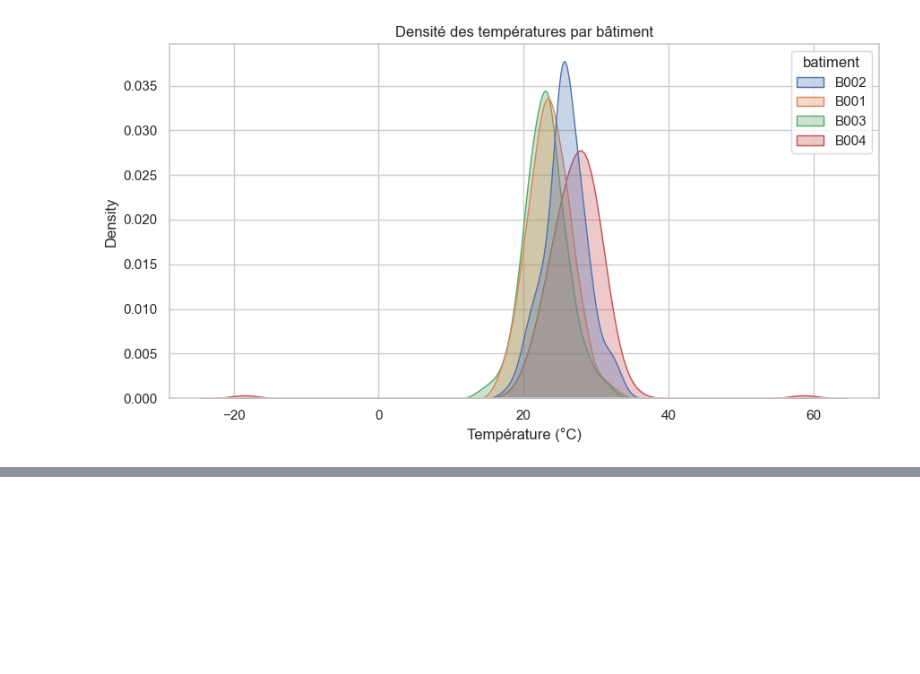
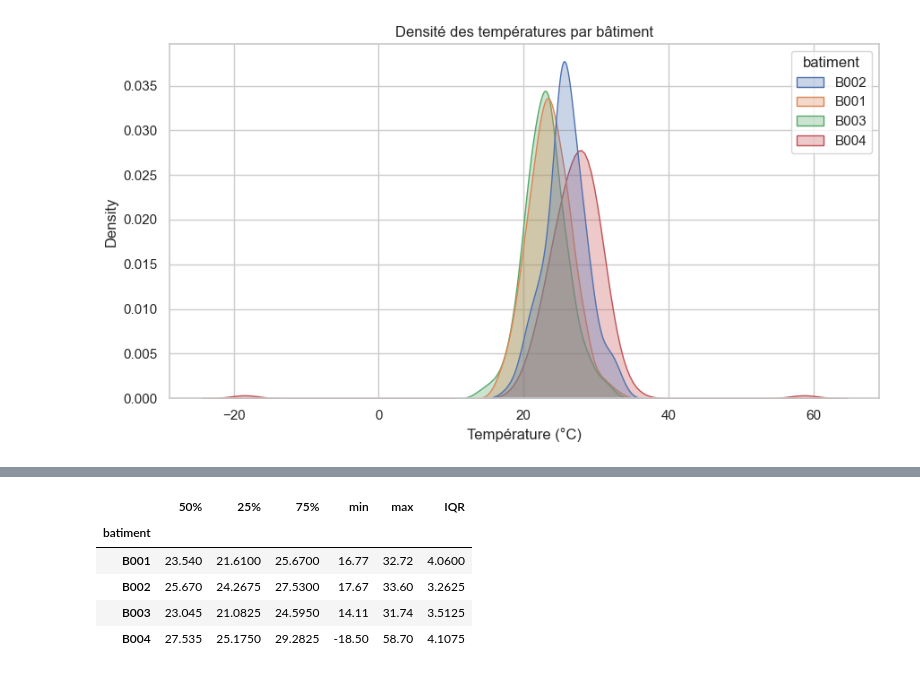
Before and after one commit to harounambaye/Seaborn_Iot_Analysis, a Jupyter notebook: notebooks/Seaborn_Iot_Analysis.ipynb, the cells around one changed output, grey strips where cells are left out. Cells and saved outputs as stored; diff of their text form; code cells hidden in the pictures; blank space fills up the shorter version.

```diff
--- a/notebooks/Seaborn_Iot_Analysis.ipynb
+++ b/notebooks/Seaborn_Iot_Analysis.ipynb
@@ -138,0 +164,12 @@ plt.show()
+# %%
+# 3) Médiane, dispersion (IQR) et valeurs extrêmes, par bâtiment
+resume_batiment = df.groupby("batiment")["temperature"].describe()[["50%", "25%", "75%", "min", "max"]]
+resume_batiment["IQR"] = resume_batiment["75%"] - resume_batiment["25%"]
+resume_batiment
+# %% [output]
+|  | 50% | 25% | 75% | min | max | IQR |
+| batiment |  |  |  |  |  |  |
+| B001 | 23.540 | 21.6100 | 25.6700 | 16.77 | 32.72 | 4.0600 |
+| B002 | 25.670 | 24.2675 | 27.5300 | 17.67 | 33.60 | 3.2625 |
+| B003 | 23.045 | 21.0825 | 24.5950 | 14.11 | 31.74 | 3.5125 |
+| B004 | 27.535 | 25.1750 | 29.2825 | -18.50 | 58.70 | 4.1075 |
```
Also changed, not shown: parts of 4 cells of this notebook.
